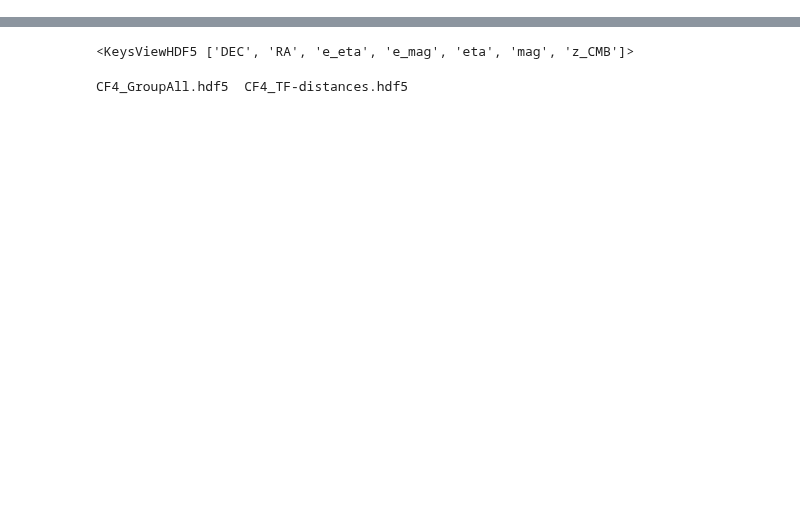
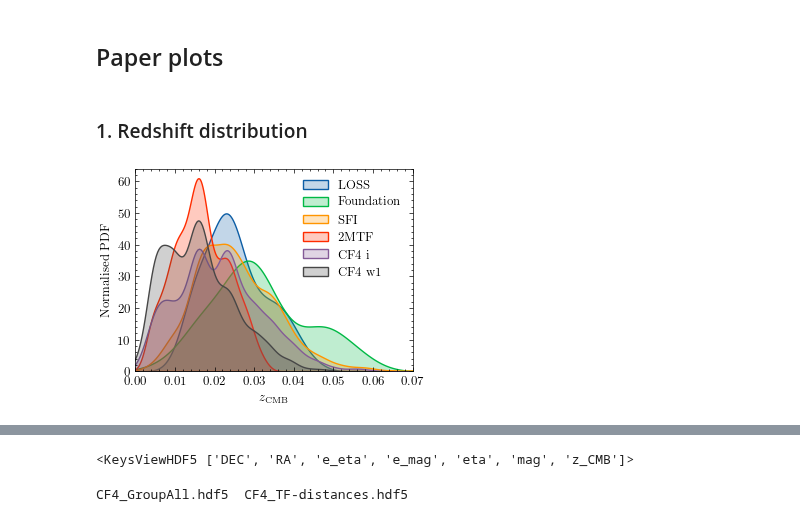
Before and after one commit to Richard-Sti/csiborgtools, a Jupyter notebook: notebooks/flow/PV_data.ipynb, the cells around one changed output, grey strips where cells are left out. Drawn from its saved outputs; the diff is of its cells as text; code cells hidden in the pictures; blank space fills up the shorter version.

```diff
--- a/notebooks/flow/PV_data.ipynb
+++ b/notebooks/flow/PV_data.ipynb
@@ -1,4 +1,17 @@
 # %%
 import numpy as np
 import matplotlib.pyplot as plt
+import scienceplots
+import seaborn as sns
 from h5py import File
+
+
+from reconstruction_comparison import *
+import healpy as hp
+SPEED_OF_LIGHT = 299_792.458
+
+%load_ext autoreload
+%autoreload 2
+%matplotlib inline
+# %% [markdown]
+## Paper plots
@@ -4,0 +47,29 @@ from h5py import File
+# %% [markdown]
+### 1. Redshift distribution
+# %%
+with plt.style.context('science'):
+    plt.rcParams.update({'font.size': 9})
+    plt.figure()
+
+    sns.kdeplot(LOSS["z_CMB"], label="LOSS", fill=True)
+    sns.kdeplot(FOUNDATION["z_CMB"], label="Foundation", fill=True)
+    sns.kdeplot(SFI["z_CMB"], label="SFI", fill=True, )
+    sns.kdeplot(TWOMTF["z_CMB"], label="2MTF", fill=True)
+
+    m = CF4_TFR["i"] > 5
+    sns.kdeplot(CF4_TFR["Vcmb"][m] / SPEED_OF_LIGHT, label="CF4 i", fill=True)
+
+    m = CF4_TFR["w1"] > 5
+    sns.kdeplot(CF4_TFR["Vcmb"][m] / SPEED_OF_LIGHT, label="CF4 w1", fill=True)
+
+    plt.xlabel(r"$z_{\rm CMB}$")
+    plt.ylabel("Normalised PDF")
+
+    plt.legend()
+    plt.xlim(0, 0.07)
+
+    plt.tight_layout()
+    plt.savefig(f"../../plots/zcmb_dist.pdf", dpi=450)
+    plt.show()
+# %% [output]
+[figure, added]
```
Also changed, not shown: parts of 8 cells of this notebook.
